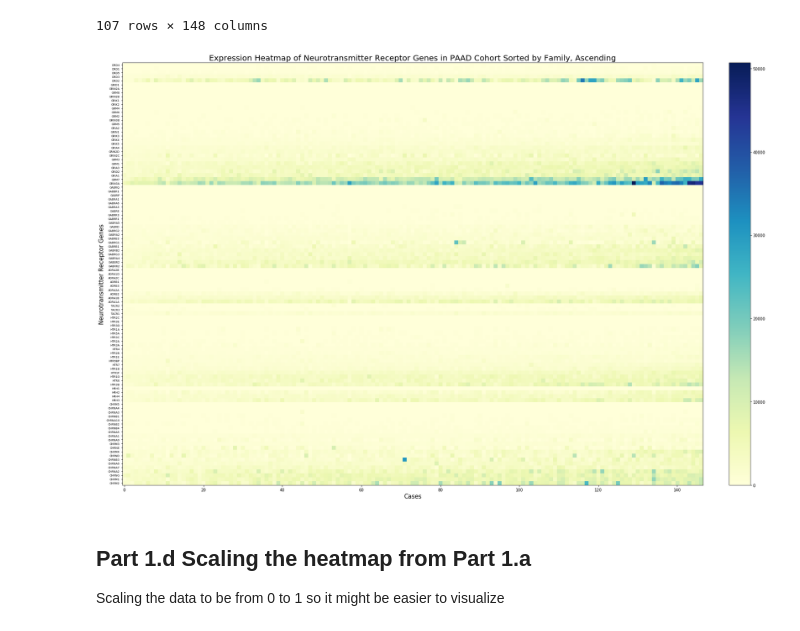
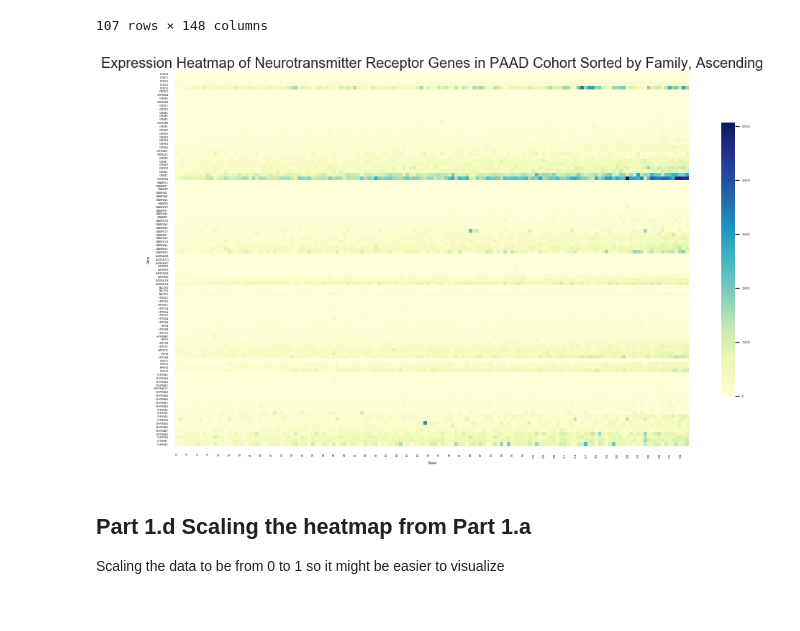
Before and after one commit to sophiaho/broad-work, a Jupyter notebook: cancer_expression_heatmap.ipynb, the cells around one changed output. Cells and saved outputs as stored; diff of their text form; code cells hidden in the pictures.

Commit message:
updated more heatmaps TICKS STILL BROKEN

```diff
--- a/cancer_expression_heatmap.ipynb
+++ b/cancer_expression_heatmap.ipynb
@@ -136,36 +138,23 @@ for index, row in neurotransmitter_genes.iterrows():
 # %% [markdown]
 ## Part 1.a Creating the first expression heatmap
 # %%
-def draw_expression_heatmap(table, y_axis_list, cmap, title, height, width):
+def draw_expression_heatmap(table, y_axis_list, cmap, title, square, width, height):
     # convert this dataframe made with the pandas library to an array that is usable with the numpy
     # library to create heatmap
     htseq_count_values = table.drop('hgnc_symbol', axis=1)
     expression_grid = htseq_count_values.to_numpy(copy=True, dtype=float)
 
-    fig, ax = plt.subplots()
-    # it's cmap='Blues_r' to change the color scheme
-    im = ax.imshow(expression_grid, cmap=cmap)
+    sns.set(font_scale=0.4)
 
-    # show labels for y axis
-    ax.set_yticks(np.arange(len(y_axis_list)))
-    ax.set_yticklabels(y_axis_list, fontsize=7)
+    sns.heatmap(expression_grid, yticklabels=y_axis_list, cmap=cmap, square=square, cbar_kws={"shrink":0.35})
 
-    # set labels for axes
-    ax.set_ylabel("Neurotransmitter Receptor Genes", fontsize=15)
-    ax.set_xlabel("Cases", fontsize=15)
+    plt.title(title, fontsize=20, y=1.15)
+    plt.ylabel('Gene')
+    plt.xlabel('Cases')
 
     # resizing the graph
     fig = plt.gcf()
-    fig.set_size_inches(height, width)
+    fig.set_size_inches(width, height)
 
-
-    fig.colorbar(im, fraction = 0.036, pad = 0.04)
-
-    ax.set_title(title, fontsize=20, ha='center')
-    fig.tight_layout()
-    plt.show()
-
-    fig.savefig('image/expression_heatmap.png', dpi=100)
-
-draw_expression_heatmap(rnaseq, receptor_gene_list, 'YlGnBu', 'Expression Heatmap of Neurotransmitter Receptor Genes in PAAD Cohort', 24, 16)
+draw_expression_heatmap(rnaseq, receptor_gene_list, 'YlGnBu', 'Expression Heatmap of Neurotransmitter Receptor Genes in PAAD Cohort', True, 16, 24)
 # %% [output]
@@ -342,9 +311,9 @@ sort_table(rnaseq)
 107 rows × 148 columns
 # %%
 rnaseq_sorted = sort_table(rnaseq)
-draw_expression_heatmap(rnaseq_sorted, rnaseq_sorted['hgnc_symbol'].tolist(), 'YlGnBu', 'Expression Heatmap of Neurotransmitter Receptor Genes in PAAD Cohort Sorted by Family, Ascending', 24, 16)
+draw_expression_heatmap(rnaseq_sorted, rnaseq_sorted['hgnc_symbol'].tolist(), 'YlGnBu', 'Expression Heatmap of Neurotransmitter Receptor Genes in PAAD Cohort Sorted by Family, Ascending', True, 16, 20)
 # %% [output]
-[figure, old version]
+[figure, new version]
 # %% [markdown]
 ## Part 1.d Scaling the heatmap from Part 1.a
 
```
Also changed, not shown: parts of 19 cells of this notebook.
